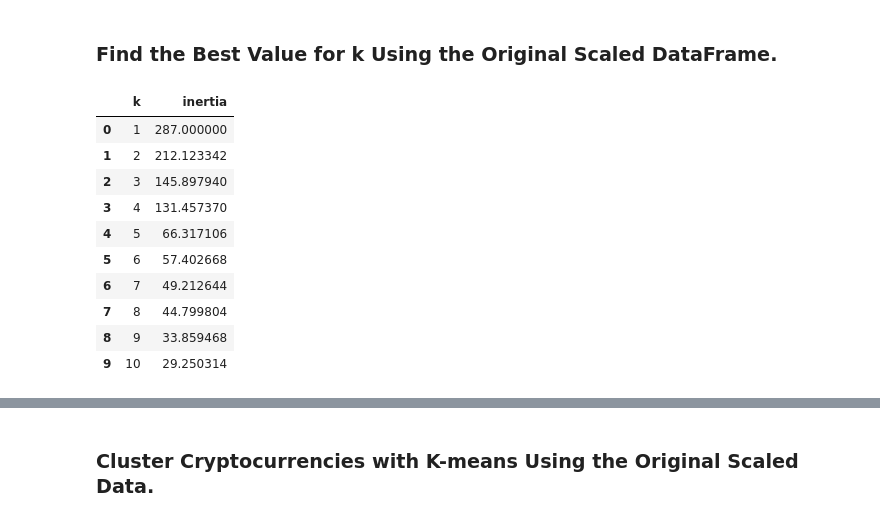
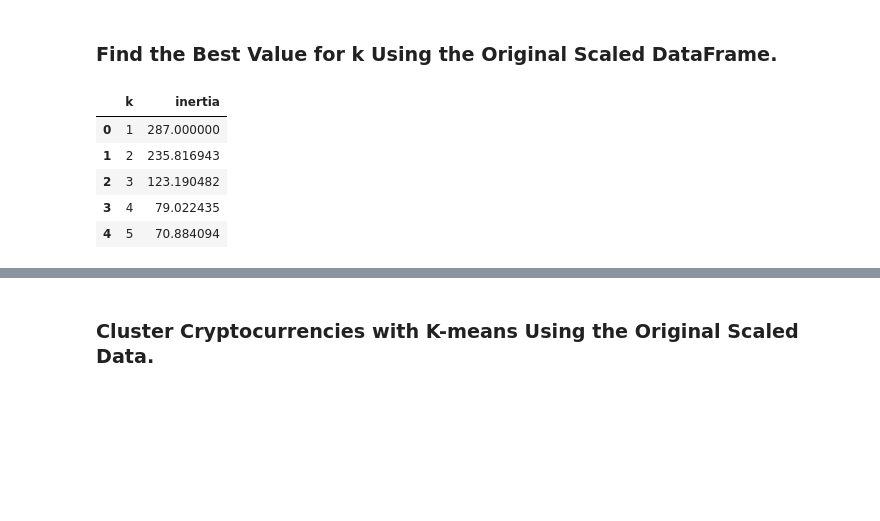
Before and after one commit to elcooney/CryptoClustering, a Jupyter notebook: Crypto_Clustering_COONEY.ipynb, the cells around one changed output, grey strips where cells are left out. Drawn from its saved outputs; the diff is of its cells as text; code cells hidden in the pictures; blank space fills up the shorter version.

Commit message:
clustered data

```diff
--- a/Crypto_Clustering_COONEY.ipynb
+++ b/Crypto_Clustering_COONEY.ipynb
@@ -85,38 +85,39 @@ market_data_scaled_df.head()
 ### Find the Best Value for k Using the Original Scaled DataFrame.
 # %%
 # Create a list with the number of k-values to try
-# Use a range from 1 to 11
-
+# Use a range from 1 to 11 /
+# liz comment: instructions unclear if you wanted include 11 or exclude 11, I chose to include 11 below.
+k = list(range(1,12))
 
 # Create an empty list to store the inertia values
-
+inertia = []
 
 # Create a for loop to compute the inertia with each possible value of k
 # Inside the loop:
-# 1. Create a KMeans model using the loop counter for the n_clusters
-# 2. Fit the model to the data using the scaled DataFrame
-# 3. Append the model.inertia_ to the inertia list
+    # 1. Create a KMeans model using the loop counter for the n_clusters
+    # 2. Fit the model to the data using the scaled DataFrame
+    # 3. Append the model.inertia_ to the inertia list
 
+for i in k:
+    model = KMeans(n_clusters=i, n_init="auto")
+    model.fit(market_data_scaled_df)
+    inertia.append(model.inertia_)
 
 # Create a dictionary with the data to plot the Elbow curve
-
+elbow_data = {"k": k, "inertia": inertia}
 
 # Create a DataFrame with the data to plot the Elbow curve
-
+elbow_df = pd.DataFrame(elbow_data)
 
 # Display the DataFrame
+elbow_df.head()
 # %% [output]
 |  | k | inertia |
 | 0 | 1 | 287.000000 |
-| 1 | 2 | 212.123342 |
-| 2 | 3 | 145.897940 |
-| 3 | 4 | 131.457370 |
-| 4 | 5 | 66.317106 |
-| 5 | 6 | 57.402668 |
-| 6 | 7 | 49.212644 |
-| 7 | 8 | 44.799804 |
-| 8 | 9 | 33.859468 |
-| 9 | 10 | 29.250314 |
+| 1 | 2 | 235.816943 |
+| 2 | 3 | 123.190482 |
+| 3 | 4 | 79.022435 |
+| 4 | 5 | 70.884094 |
 # %%
 # Plot a line chart with all the inertia values computed with
 # the different values of k to visually identify the optimal value for k.
```
Also changed, not shown: parts of 8 cells of this notebook.
